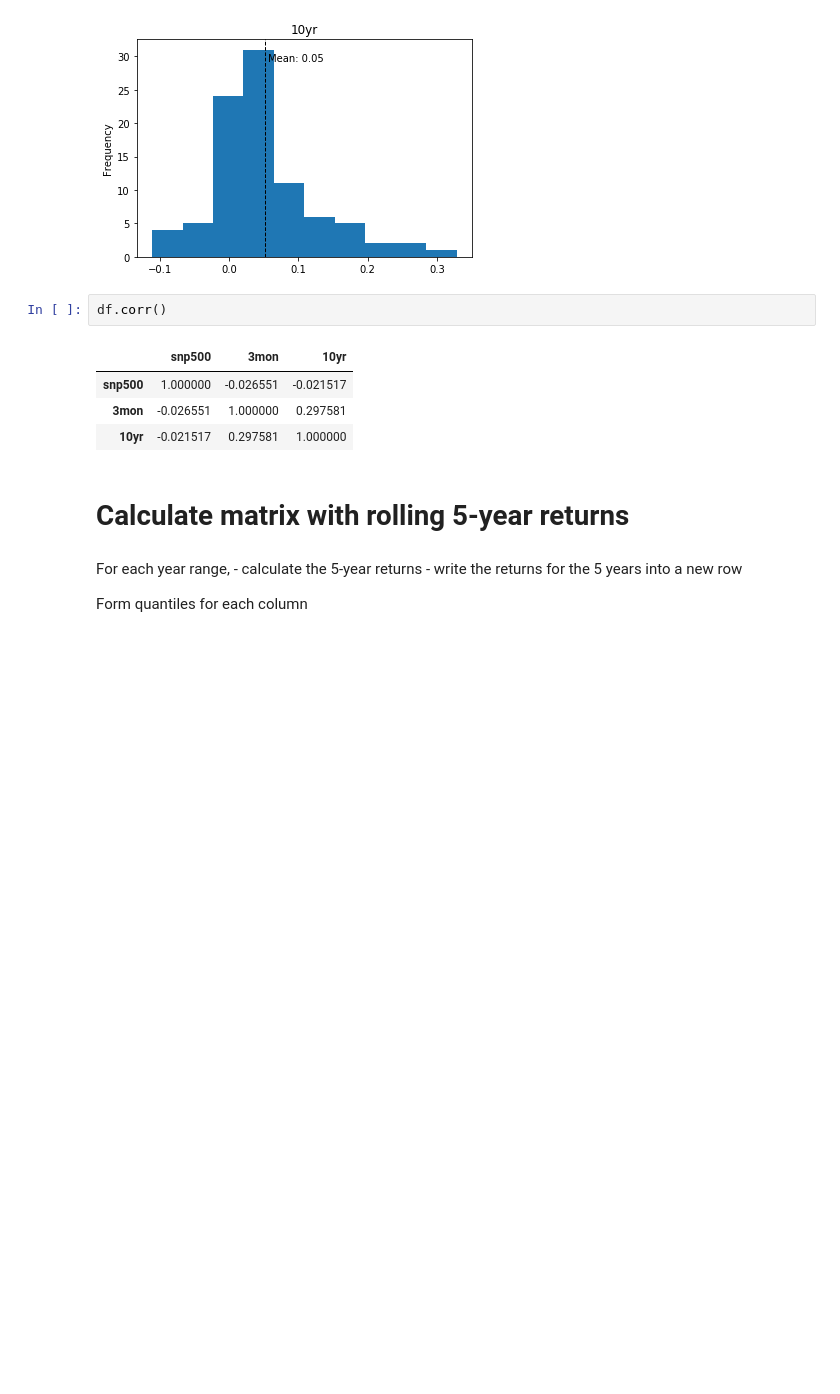
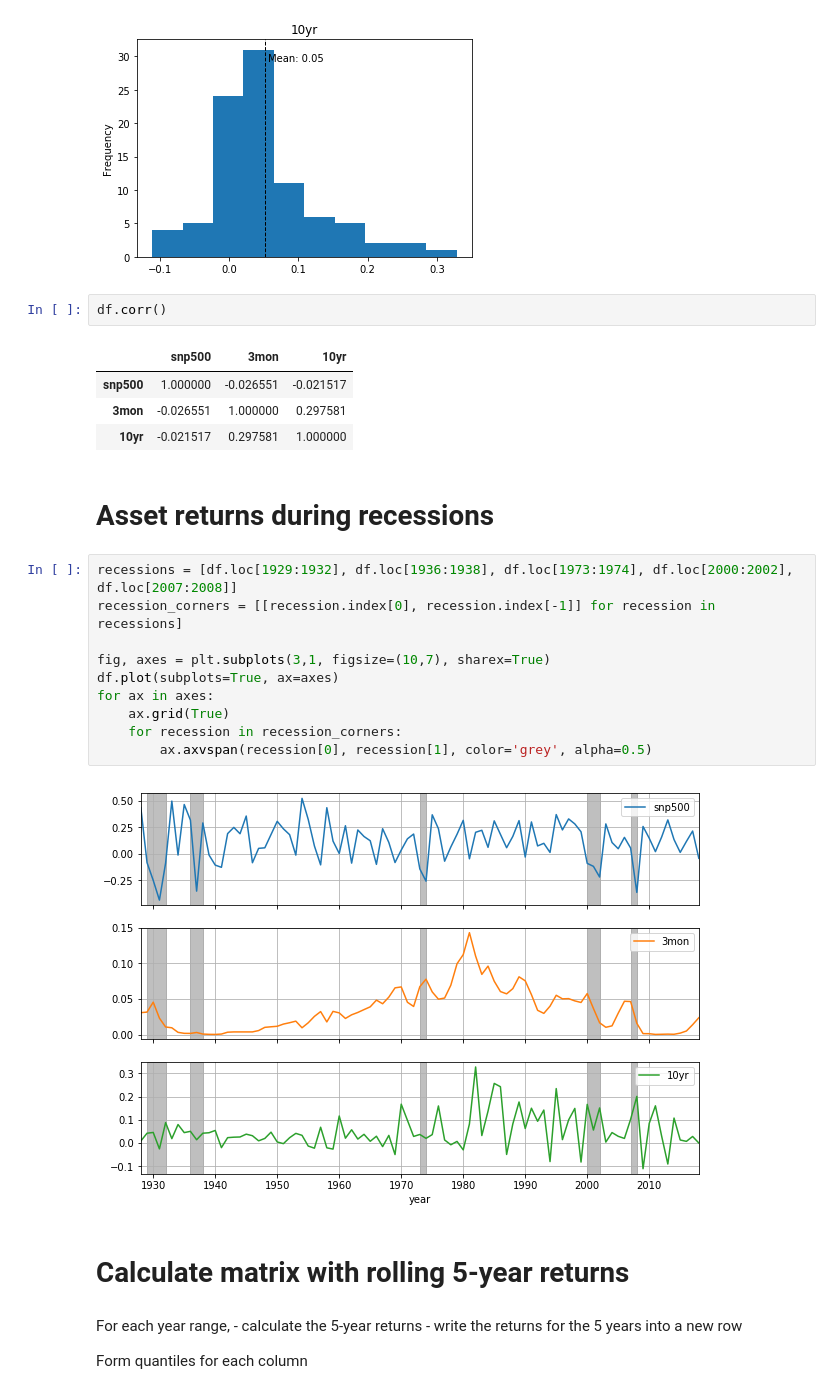
Before and after one commit to matsmaiwald/historical_asset_returns, a Jupyter notebook: CI_plot.ipynb, the cells around one changed output. Saved outputs shown, nothing was run; the diff lists cells and outputs as text; blank space fills up the shorter version.

Commit message:
Add recession plot.

```diff
--- a/CI_plot.ipynb
+++ b/CI_plot.ipynb
@@ -73,6 +73,20 @@ df.corr()
 | snp500 | 1.000000 | -0.026551 | -0.021517 |
 | 3mon | -0.026551 | 1.000000 | 0.297581 |
 | 10yr | -0.021517 | 0.297581 | 1.000000 |
+# %% [markdown]
+# Asset returns during recessions
+# %%
+recessions = [df.loc[1929:1932], df.loc[1936:1938], df.loc[1973:1974], df.loc[2000:2002], df.loc[2007:2008]]
+recession_corners = [[recession.index[0], recession.index[-1]] for recession in recessions]
+
+fig, axes = plt.subplots(3,1, figsize=(10,7), sharex=True)
+df.plot(subplots=True, ax=axes)
+for ax in axes:
+    ax.grid(True)
+    for recession in recession_corners:
+        ax.axvspan(recession[0], recession[1], color='grey', alpha=0.5)
+# %% [output]
+[figure, added]
 # %% [markdown]
 # Calculate matrix with rolling 5-year returns
 # %% [markdown]
```
Also changed, not shown: parts of 2 cells of this notebook.
